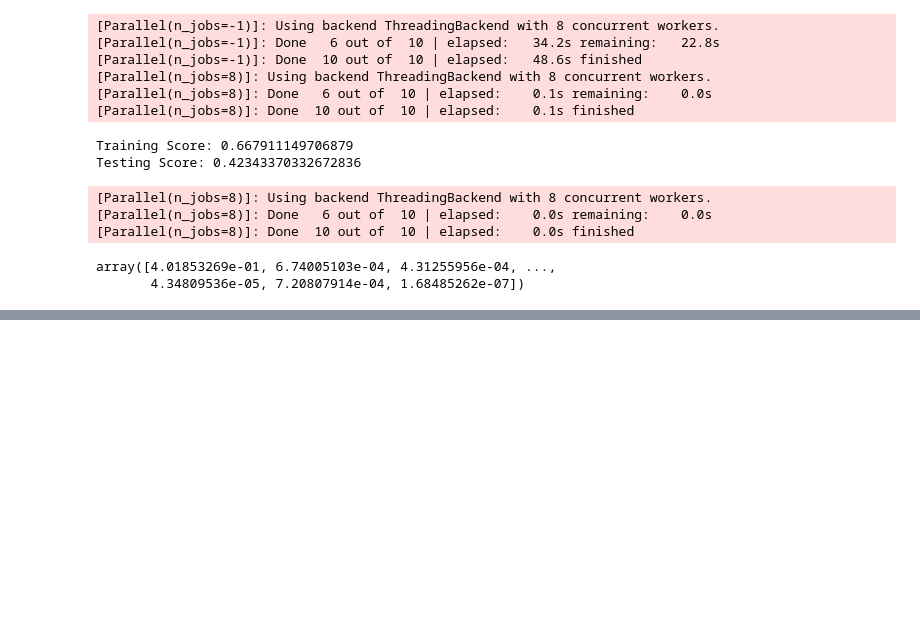
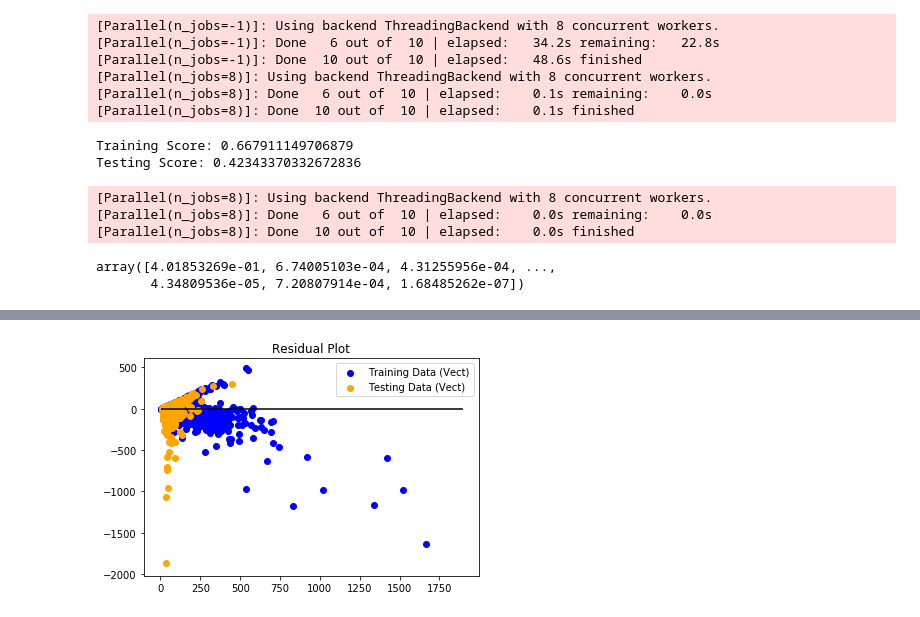
Before and after one commit to Dan-Bruen/WIne-Predictions, a Jupyter notebook: wine-ML-FC.ipynb, the cells around one changed output, grey strips where cells are left out. Saved outputs shown, nothing was run; the diff lists cells and outputs as text; code cells hidden in the pictures; blank space fills up the shorter version.

```diff
--- a/wine-ML-FC.ipynb
+++ b/wine-ML-FC.ipynb
@@ -361,0 +382,7 @@ array([4.01853269e-01, 6.74005103e-04, 4.31255956e-04, ...,
+# %%
+# Vectorizing data
+from sklearn.feature_extraction.text import CountVectorizer, TfidfVectorizer
+from sklearn.pipeline import FeatureUnion
+
+vectorizer = TfidfVectorizer()
+vectorizer.fit(X)
@@ -361,0 +402,8 @@ array([4.01853269e-01, 6.74005103e-04, 4.31255956e-04, ...,
+# %%
+X = vectorizer.transform(X)
+print('Shape of Sparse Matrix: ', X.shape)
+print('Amount of Non-Zero occurrences: ', X.nnz)
+
+# Percentage of non-zero values
+density = (100.0 * X.nnz / (X.shape[0] * X.shape[1]))
+print('Density: {}'.format((density)))
@@ -361,0 +414,11 @@ array([4.01853269e-01, 6.74005103e-04, 4.31255956e-04, ...,
+# %%
+# Split the data
+from sklearn.model_selection import train_test_split
+
+X_train, X_test, y_train, y_test = train_test_split(X, y, test_size=0.1, random_state=33)
+# %%
+# Training the model
+from sklearn.ensemble import RandomForestRegressor
+
+model_vect = RandomForestRegressor(verbose=True, n_jobs=-1)
+model_vect.fit(X_train, y_train)
@@ -361,0 +460,10 @@ array([4.01853269e-01, 6.74005103e-04, 4.31255956e-04, ...,
+# %%
+# Plot the Residuals for the Training and Testing data with *=* wine2_df *=*
+
+plt.scatter(model_vect.predict(X_train), model_vect.predict(X_train) - y_train, c="blue", label="Training Data (Vect)")
+plt.scatter(model_vect.predict(X_test), model_vect.predict(X_test) - y_test, c="orange", label="Testing Data (Vect)")
+plt.legend()
+plt.hlines(y=0, xmin=y_test.min(), xmax=y_test.max())
+plt.title("Residual Plot")
+plt.show()
+# %% [output]
@@ -361,0 +482 @@ array([4.01853269e-01, 6.74005103e-04, 4.31255956e-04, ...,
+[figure, added]
```
Also changed, not shown: parts of 19 cells of this notebook.
